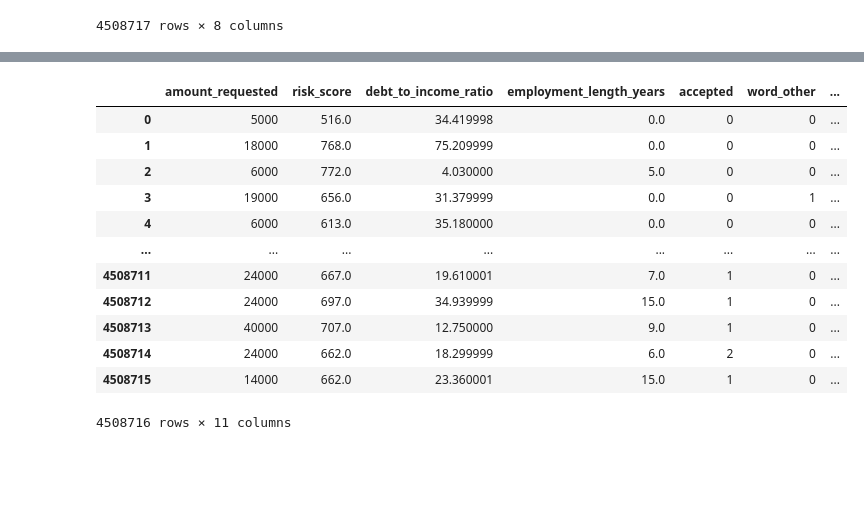
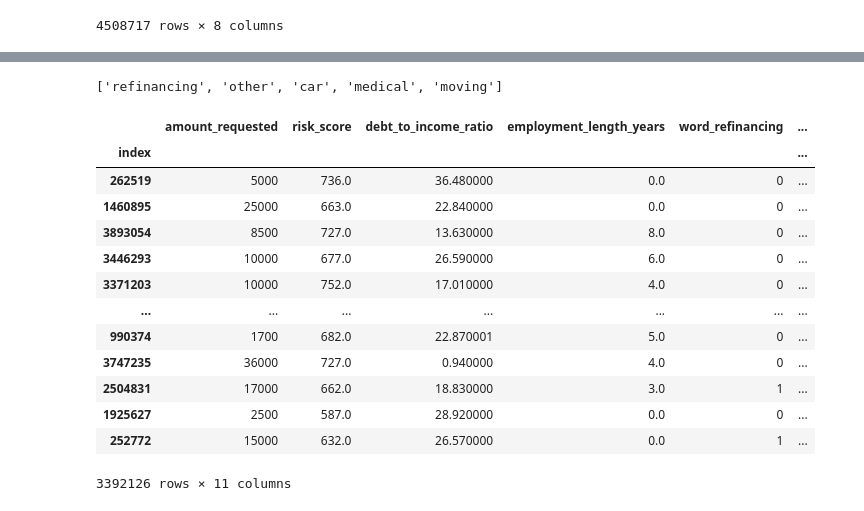
Before and after one commit to Ausmints/lending_club, a Jupyter notebook: Untitled.ipynb, the cells around one changed output, grey strips where cells are left out. Cells and saved outputs as stored; diff of their text form; code cells hidden in the pictures; blank space fills up the shorter version.

```diff
--- a/Untitled.ipynb
+++ b/Untitled.ipynb
@@ -704,0 +649,10 @@ df2
+# %%
+df = df[df["accepted"]!=2]
+# %%
+train_set, test_set, train_accepted, test_accepted = train_test_split(
+    df.loc[:, df.columns[df.columns != "accepted"]],
+    df["accepted"],
+    test_size=0.2,
+    random_state=42,
+    stratify=df["accepted"]
+)
@@ -705,27 +665,53 @@ df2
+# %%
+word_df = pd.Series([y for x in train_set["loan_title"].dropna().values.flatten() for y in x.split()]).value_counts().to_frame("total")
+word_df["total"] = (word_df["total"]/word_df["total"].sum()).round(3)
+for index, value in enumerate(["rejected", "accepted", "charged_off"]):
+    word_df[value] = pd.Series([y for x in train_set.loc[train_accepted == index, "loan_title"].dropna().values.flatten() for y in x.split()]).value_counts()
+    word_df[value] = (word_df[value]/word_df[value].sum()).round(3)
+
+difference_words = (word_df[np.abs(word_df["rejected"]-word_df["accepted"]) > 0.01]).index.to_list()
+
+word_df = pd.DataFrame(index=train_set.index)
+for word in difference_words:
+    word_df.loc[train_set["loan_title"].str.contains(fr"(?:^|\W){word}(?:$|\W)").fillna(False), word] = 1
+    word_df.loc[:, word] = word_df.loc[:, word].fillna(0).astype(int)
+
+    word_corr = word_df.corrwith(word_df[word])
+    multicoll_list = word_corr[(word_corr > 0.7) & (word_corr.index != word)].index.tolist()
+    if multicoll_list:
+        for multicoll_name in multicoll_list:
+            if np.abs(word_df[multicoll_name].corr(train_accepted)) < np.abs(word_df[word].corr(train_accepted)):
+                word_df = word_df.drop(multicoll_name, axis=1)
+            else:
+                word_df = word_df.drop(word, axis=1)
+                break
+difference_words = word_df.columns.to_list()
+difference_words
+# %% [output]
+['refinancing', 'other', 'car', 'medical', 'moving']
 # %%
-df2 = df.copy()
-
 preprocessor = Pipeline(
     [
-        ("extract_words", ExtractWords()),
-        ("zip_to_coords", ZipStateToCoordinates(state_coord_means, bin_coord_means, state=False)),
+        ("extract_words", ExtractWords(difference_words)),
+        ("zip_to_coords", ZipStateToCoordinates(state_coord_means, bin_coord_means, state=True)),
     ]
 )
 
-df2 = preprocessor.fit_transform(df2)
-df2
+train_set = preprocessor.fit_transform(train_set)
+train_set
 # %% [output]
-|  | amount_requested | risk_score | debt_to_income_ratio | employment_length_years | accepted | word_other | ... |
-| 0 | 5000 | 516.0 | 34.419998 | 0.0 | 0 | 0 | ... |
-| 1 | 18000 | 768.0 | 75.209999 | 0.0 | 0 | 0 | ... |
-| 2 | 6000 | 772.0 | 4.030000 | 5.0 | 0 | 0 | ... |
-| 3 | 19000 | 656.0 | 31.379999 | 0.0 | 0 | 1 | ... |
-| 4 | 6000 | 613.0 | 35.180000 | 0.0 | 0 | 0 | ... |
-| ... | ... | ... | ... | ... | ... | ... | ... |
-| 4508711 | 24000 | 667.0 | 19.610001 | 7.0 | 1 | 0 | ... |
-| 4508712 | 24000 | 697.0 | 34.939999 | 15.0 | 1 | 0 | ... |
-| 4508713 | 40000 | 707.0 | 12.750000 | 9.0 | 1 | 0 | ... |
-| 4508714 | 24000 | 662.0 | 18.299999 | 6.0 | 2 | 0 | ... |
-| 4508715 | 14000 | 662.0 | 23.360001 | 15.0 | 1 | 0 | ... |
+|  | amount_requested | risk_score | debt_to_income_ratio | employment_length_years | word_refinancing | ... |
+| index |  |  |  |  |  | ... |
+| 262519 | 5000 | 736.0 | 36.480000 | 0.0 | 0 | ... |
+| 1460895 | 25000 | 663.0 | 22.840000 | 0.0 | 0 | ... |
+| 3893054 | 8500 | 727.0 | 13.630000 | 8.0 | 0 | ... |
+| 3446293 | 10000 | 677.0 | 26.590000 | 6.0 | 0 | ... |
+| 3371203 | 10000 | 752.0 | 17.010000 | 4.0 | 0 | ... |
+| ... | ... | ... | ... | ... | ... | ... |
+| 990374 | 1700 | 682.0 | 22.870001 | 5.0 | 0 | ... |
+| 3747235 | 36000 | 727.0 | 0.940000 | 4.0 | 0 | ... |
+| 2504831 | 17000 | 662.0 | 18.830000 | 3.0 | 1 | ... |
+| 1925627 | 2500 | 587.0 | 28.920000 | 0.0 | 0 | ... |
+| 252772 | 15000 | 632.0 | 26.570000 | 0.0 | 1 | ... |
-4508716 rows × 11 columns
+3392126 rows × 11 columns
 # %%
```
Also changed, not shown: parts of 36 cells of this notebook.
